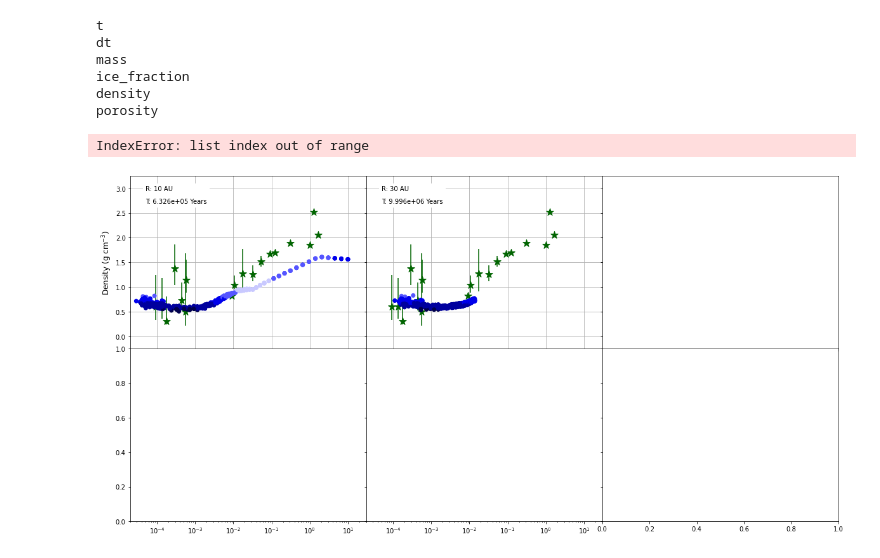
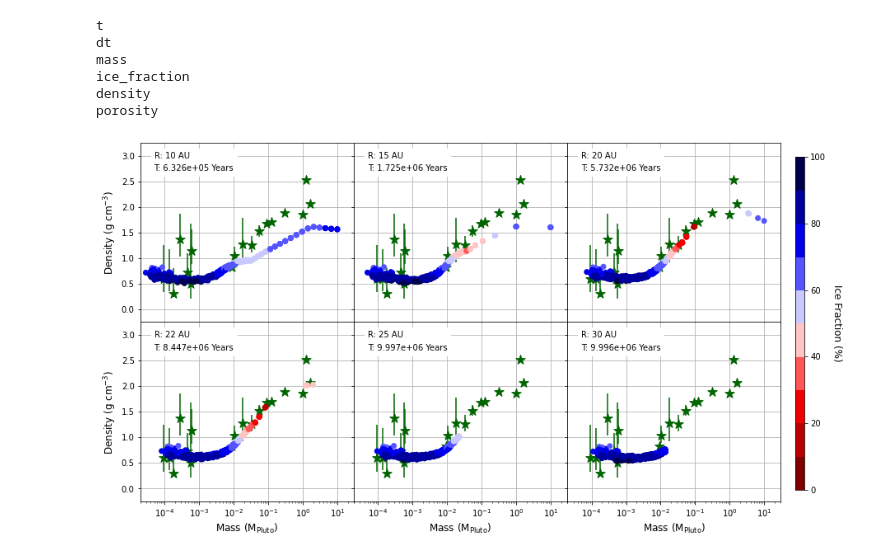
Before and after one commit to canasmh/KuiperBeltDensities, a Jupyter notebook: PebbleAccretion/Fig09.ipynb, the cells around one changed output. Drawn from its saved outputs; the diff is of its cells as text; code cells hidden in the pictures.

Commit message:
Add data for figure 9 and update notebook to use correct file names

```diff
--- a/PebbleAccretion/Fig09.ipynb
+++ b/PebbleAccretion/Fig09.ipynb
@@ -9,10 +9,10 @@ from constants import *
 from reader import KuiperBeltData
 # %%
 r10 = np.load("R_10_bi_rhopsmax_3_2_tmax_10000000_m_truncated_CO.npz")
-# r15 = np.load("R_15_bi_rhopsmax_3_5_tmax_1840000_m_truncated_CO.npz")
-# r20 = np.load("R_20_bi_rhopsmax_3_2_tmax_5721000_m_truncated_CO.npz")
-# r22 = np.load("R_22_bi_rhopsmax_3_2_tmax_8458000_m_truncated_CO.npz")
-# r25 = np.load("R_25_bi_rhopsmax_3_2_tmax_10000000_m_truncated_CO.npz")
+r15 = np.load("R_15_bi_rhopsmax_3_2_tmax_10000000_m_truncated_CO.npz")
+r20 = np.load("R_20_bi_rhopsmax_3_2_tmax_5790000_m_truncated_CO.npz")
+r22 = np.load("R_22_bi_rhopsmax_3_2_tmax_8500000_m_truncated_CO.npz")
+r25 = np.load("R_25_bi_rhopsmax_3_2_tmax_10000000_m_truncated_CO.npz")
 r30 = np.load("R_30_bi_rhopsmax_3_2_tmax_10000000_m_truncated_CO.npz")
 # %%
 for key in r10.keys():
@@ -25,46 +25,47 @@ ice_fraction
 density
 porosity
 # %%
-data  = [r10, r30]#, r15, r20, r22, r25, r30]
-radii = [10, 30]#,   15,  20,  22,  25,  30]
-times = [r10["t"][-1], r30["t"][-1]]#, 1.8399e6, 5.721e6, 8.458e6, 10e6, 10e6]
+data  = [r10, r15, r20, r22, r25, r30]
+radii = [10, 15,  20, 22, 25,  30]
+times = [r10["t"][-1], r15["t"][-1], r20["t"][-1], r22["t"][-1], r25["t"][-1], r30["t"][-1]]
 kbos = KuiperBeltData()
 # %%
-fig = plt.figure(figsize=(20, 10))
+fig = plt.figure(figsize=(16, 8))
 axes =fig.subplots(nrows=2, ncols=3, sharex='col', sharey='row')
 plt.subplots_adjust(wspace=0, hspace=0)
 cmap = plt.cm.seismic_r
 norm = colors.BoundaryNorm(np.arange(0, 110, 10), cmap.N)
 
+
+sm = 12
+
+
 counter = 0
 for row in range(len(axes)):
-    if counter == len(data):
-            break
     for col in range(len(axes[0])):
         ax = axes[row][col]
 
         im = ax.scatter(data[counter]["mass"][-1] / M_PLUTO, data[counter]["density"][-1], c = data[counter]["ice_fraction"][-1] * 100, cmap=cmap, norm=norm, zorder=2.5)
         ax.scatter(kbos.mass / M_PLUTO, kbos.density, c="darkgreen", marker="*", s=12 ** 2, zorder=2)
         ax.errorbar(x=kbos.mass / M_PLUTO, y=kbos.density, yerr=[kbos.min_density, kbos.max_density], ls='none', ecolor='darkgreen')
         ax.set_xscale('log')
         ax.set_xlim(2e-5, 3e1)
         ax.set_ylim(-0.25, 3.25)
         ax.text(5e-5, 2.95, f"R: {radii[counter]} AU                 ", fontsize=10, backgroundcolor="#FFF")
         ax.text(5e-5, 2.7, f"T: {times[counter] / YRS_TO_SEC:.3e} Years", fontsize=10, backgroundcolor="#FFF")
         ax.grid()
 
         if row == 1:
             ax.set_xlabel(r"Mass (M$_{\rm{Pluto}}$)", fontsize=12)
 
         if col == 0:
             ax.set_ylabel(r"Density (g cm$^{-3}$)", fontsize=12)
 
         counter += 1
 cbar_ax = fig.add_axes([0.815, 0.15, 0.01, 0.7])
 fig.subplots_adjust(right=0.8)
 cbar = fig.colorbar(im, cax=cbar_ax)
 cbar.set_label("Ice Fraction (%)", fontsize=12, labelpad=20, rotation=270)
 plt.savefig(fname="KBOs_v_r.pdf", format="pdf", dpi=350, bbox_inches='tight')
 # %% [output]
-IndexError: list index out of range
-[figure, old version]
+[figure, new version]
```
Also changed, not shown: parts of 1 cell of this notebook, 3 other files.
